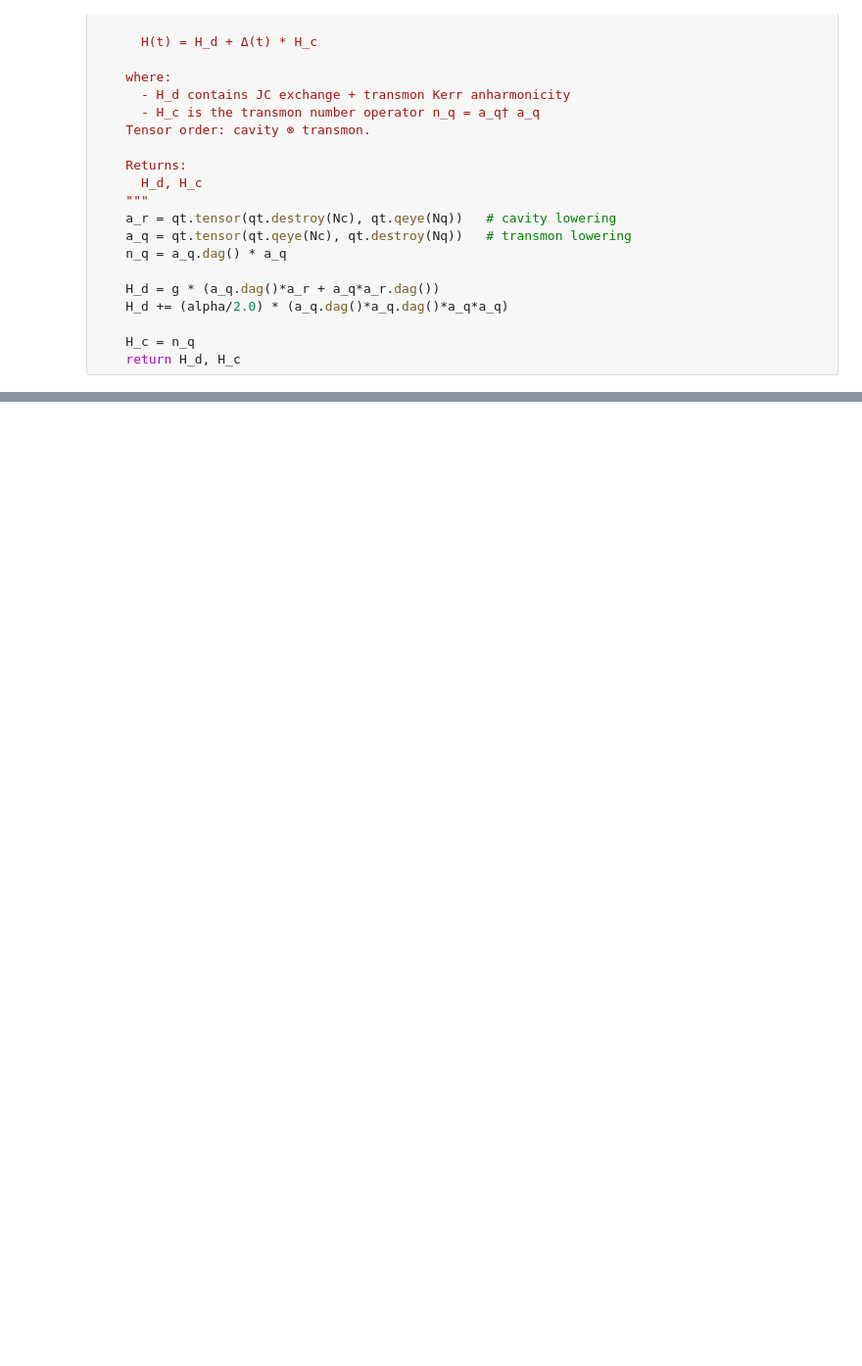
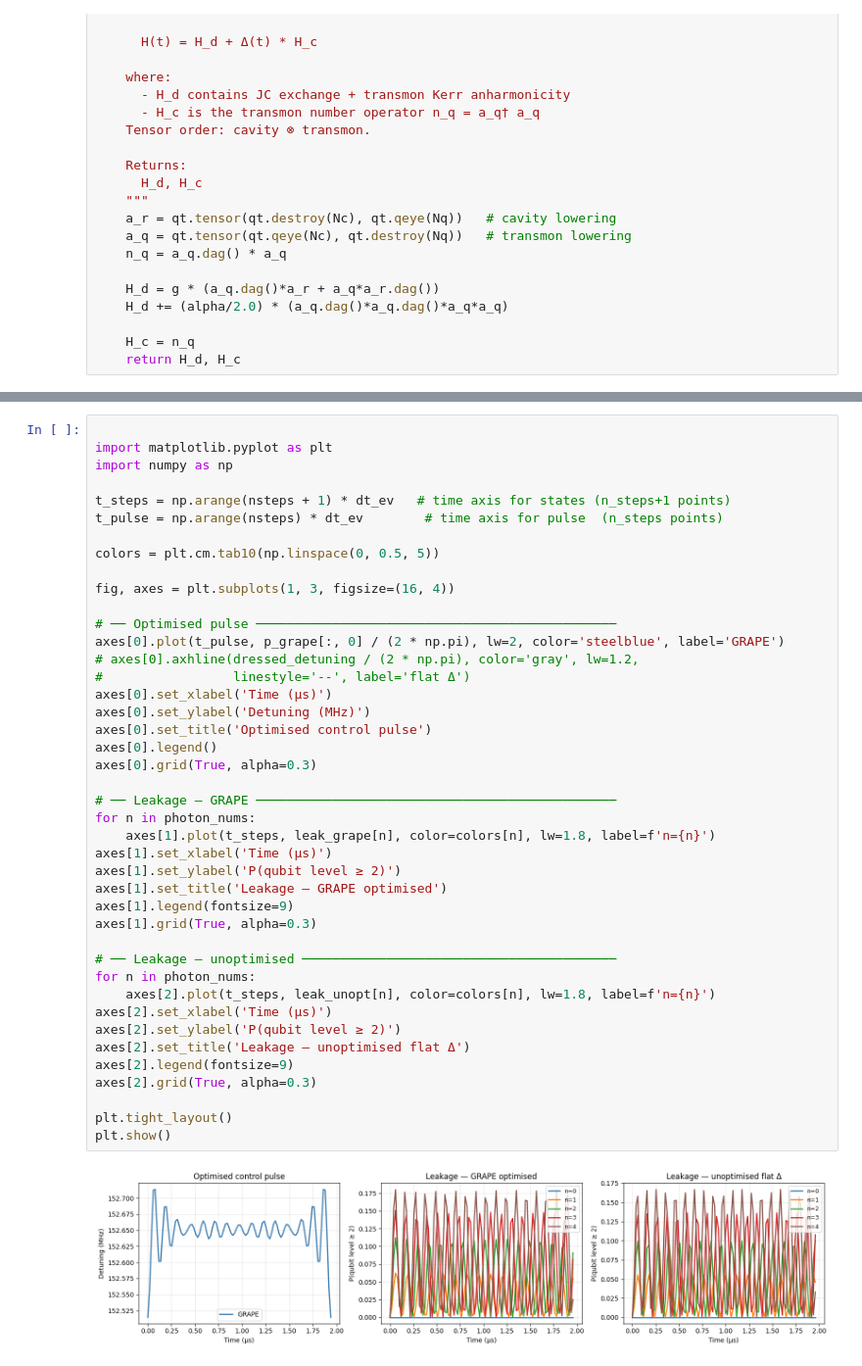
Before and after one commit to TunmayGerg/quantum-simulation-code, a Jupyter notebook: Optimal control/Grape_optimal_control.ipynb, the cells around one changed output, grey strips where cells are left out. Shown at 98% size. Drawn from its saved outputs; the diff is of its cells as text; blank space fills up the shorter version.

```diff
--- a/Optimal control/Grape_optimal_control.ipynb
+++ b/Optimal control/Grape_optimal_control.ipynb
@@ -194,0 +353,44 @@ Fidelity check: 0.986364900105326
+# %%
+
+import matplotlib.pyplot as plt
+import numpy as np
+
+t_steps = np.arange(nsteps + 1) * dt_ev   # time axis for states (n_steps+1 points)
+t_pulse = np.arange(nsteps) * dt_ev        # time axis for pulse  (n_steps points)
+
+colors = plt.cm.tab10(np.linspace(0, 0.5, 5))
+
+fig, axes = plt.subplots(1, 3, figsize=(16, 4))
+
+# ── Optimised pulse ───────────────────────────────────────────────
+axes[0].plot(t_pulse, p_grape[:, 0] / (2 * np.pi), lw=2, color='steelblue', label='GRAPE')
+# axes[0].axhline(dressed_detuning / (2 * np.pi), color='gray', lw=1.2,
+#                 linestyle='--', label='flat Δ')
+axes[0].set_xlabel('Time (μs)')
+axes[0].set_ylabel('Detuning (MHz)')
+axes[0].set_title('Optimised control pulse')
+axes[0].legend()
+axes[0].grid(True, alpha=0.3)
+
+# ── Leakage — GRAPE ───────────────────────────────────────────────
+for n in photon_nums:
+    axes[1].plot(t_steps, leak_grape[n], color=colors[n], lw=1.8, label=f'n={n}')
+axes[1].set_xlabel('Time (μs)')
+axes[1].set_ylabel('P(qubit level ≥ 2)')
+axes[1].set_title('Leakage — GRAPE optimised')
+axes[1].legend(fontsize=9)
+axes[1].grid(True, alpha=0.3)
+
+# ── Leakage — unoptimised ─────────────────────────────────────────
+for n in photon_nums:
+    axes[2].plot(t_steps, leak_unopt[n], color=colors[n], lw=1.8, label=f'n={n}')
+axes[2].set_xlabel('Time (μs)')
+axes[2].set_ylabel('P(qubit level ≥ 2)')
+axes[2].set_title('Leakage — unoptimised flat Δ')
+axes[2].legend(fontsize=9)
+axes[2].grid(True, alpha=0.3)
+
+plt.tight_layout()
+plt.show()
+# %% [output]
+[figure, added]
```
Also changed, not shown: parts of 8 cells of this notebook, 14 other files.
